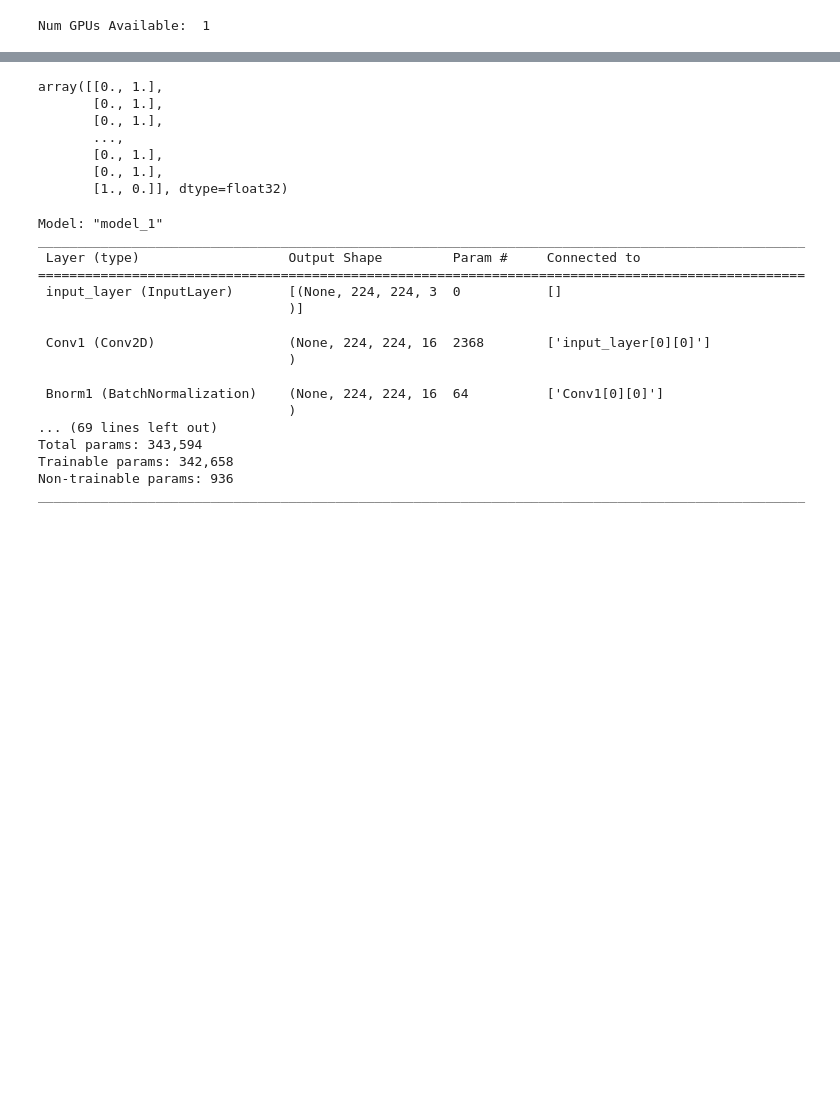
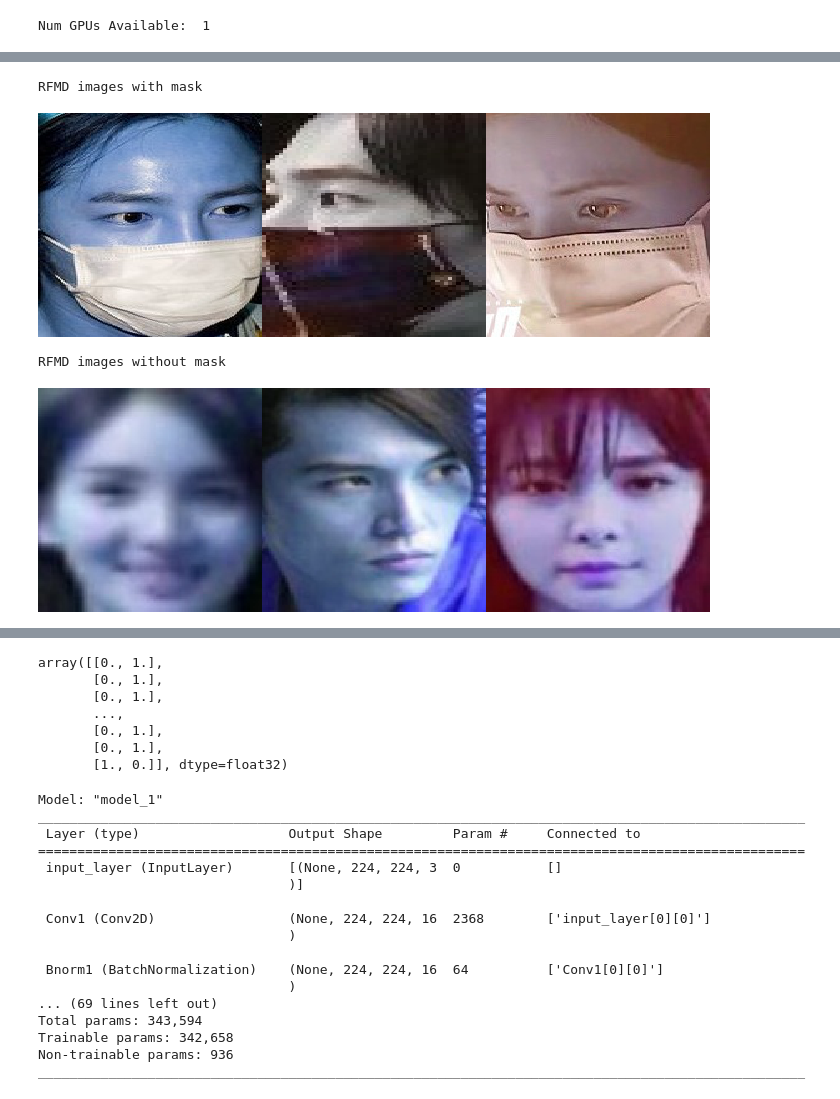
Before and after one commit to ZahraDehghani99/FacemaskWearingAlertSystem, a Jupyter notebook: FaceMaskClassifier.ipynb, the cells around one changed output, grey strips where cells are left out. Saved outputs shown, nothing was run; the diff lists cells and outputs as text; code cells hidden in the pictures; blank space fills up the shorter version.

```diff
--- a/FaceMaskClassifier.ipynb
+++ b/FaceMaskClassifier.ipynb
@@ -110,0 +84,7 @@ testX = testX.astype("float") / 255.0
+# %%
+visualize_data("RFMD", "rmfd_data", rmfd_data_path)
+# %% [output]
+RFMD images with mask
+[figure, added]
+RFMD images without mask
+[figure, added]
```
Also changed, not shown: parts of 55 cells of this notebook.
